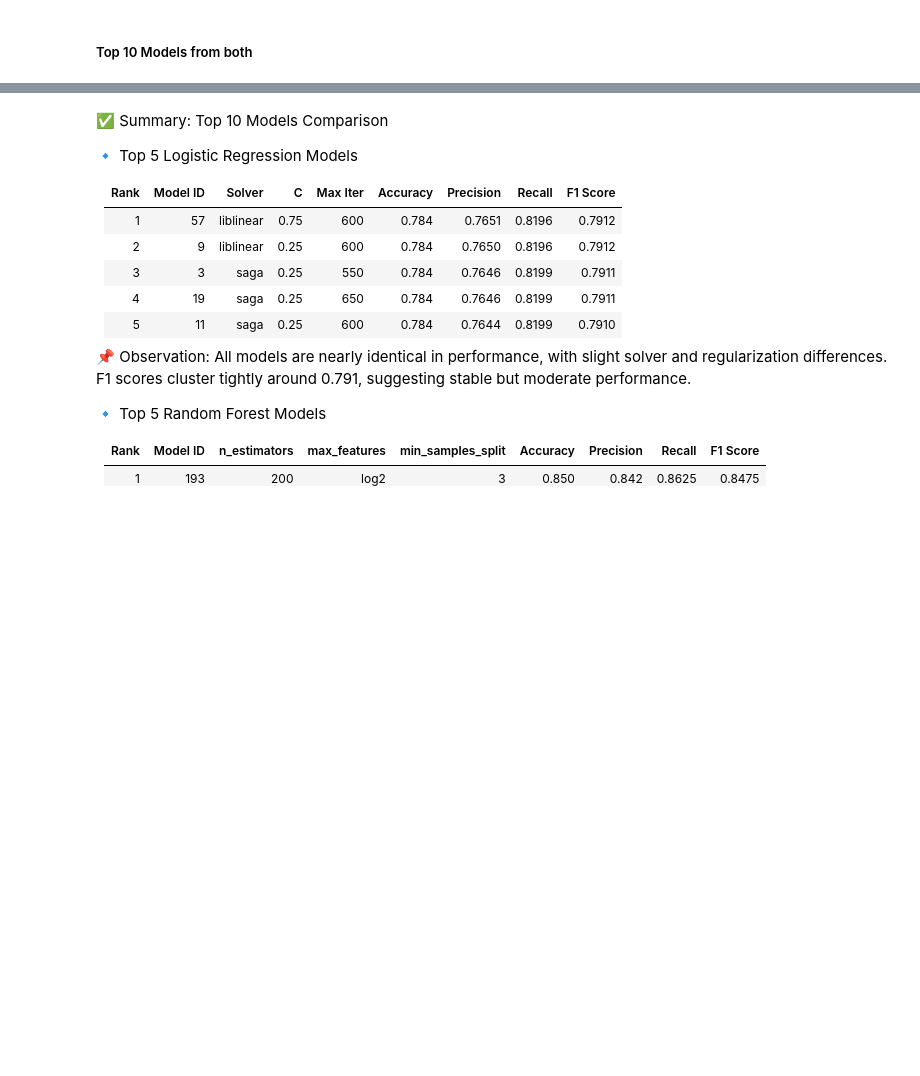
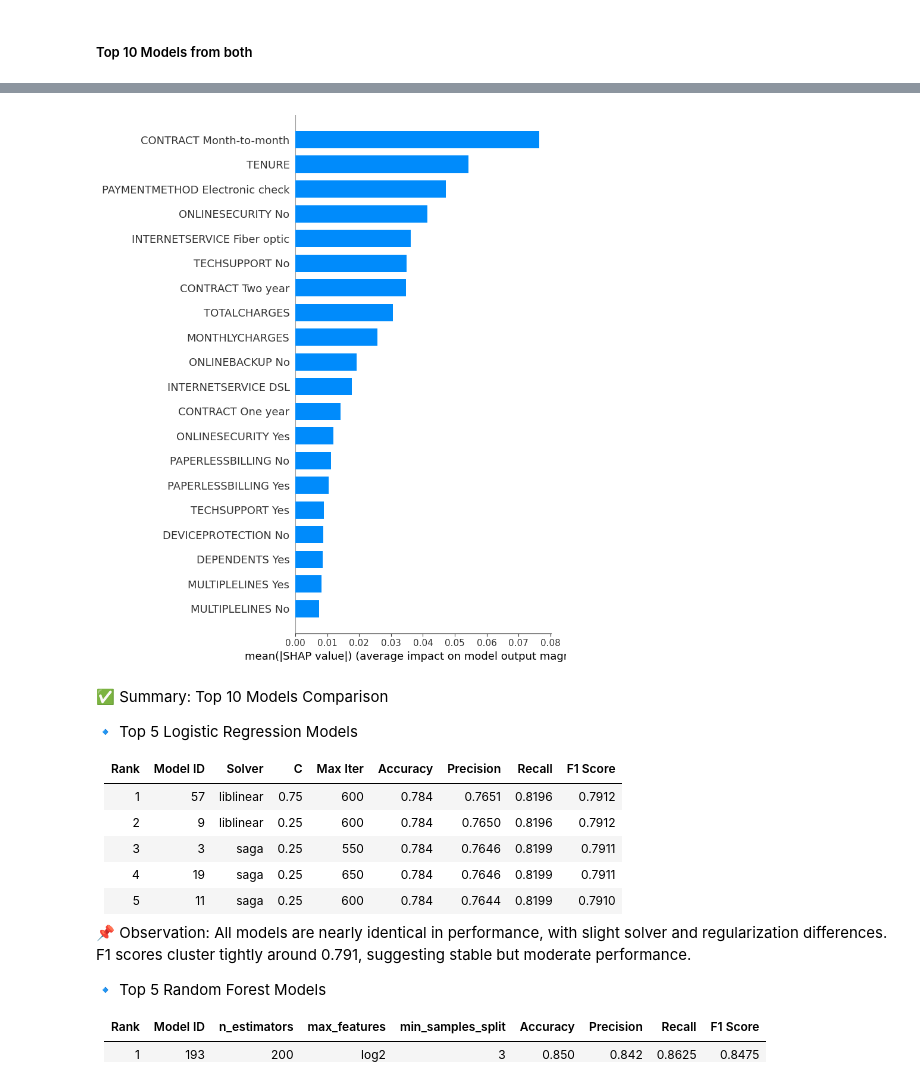
Before and after one commit to kuldeepguptahub/customerchurn, a Jupyter notebook: notebooks/model_selection.ipynb, the cells around one changed output, grey strips where cells are left out. Cells and saved outputs as stored; diff of their text form; code cells hidden in the pictures; blank space fills up the shorter version.

```diff
--- a/notebooks/model_selection.ipynb
+++ b/notebooks/model_selection.ipynb
@@ -192,3 +237,9 @@ top_10.to_csv("../data/top_10_models.csv")
+# %%
+# Bar Plot (Mean SHAP value per feature)
+
+shap.summary_plot(shap_values[1], X_train_df, plot_type="bar")
+# %% [output]
+[figure, added]
 # %% [markdown]
 ✅ Summary: Top 10 Models Comparison
 
```
Also changed, not shown: parts of 8 cells of this notebook.
